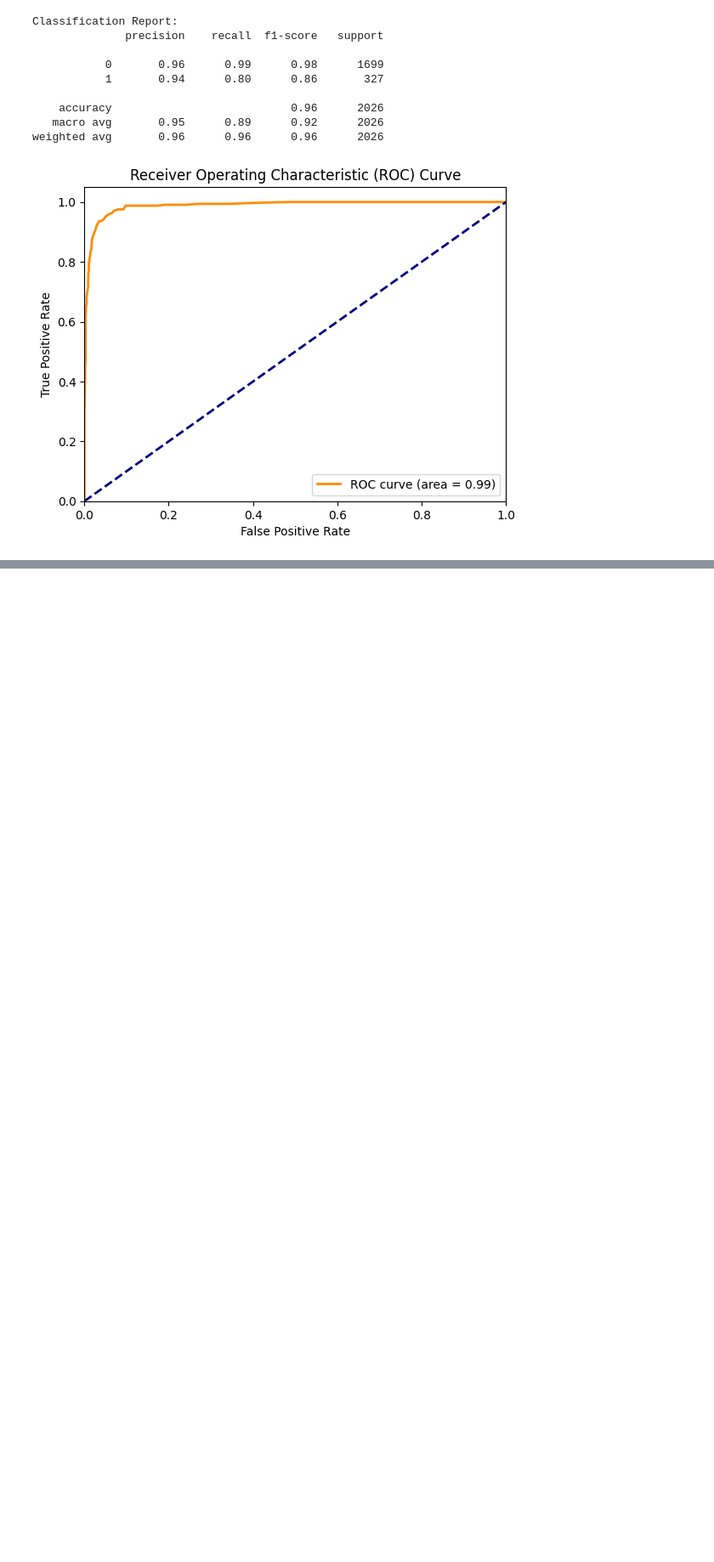
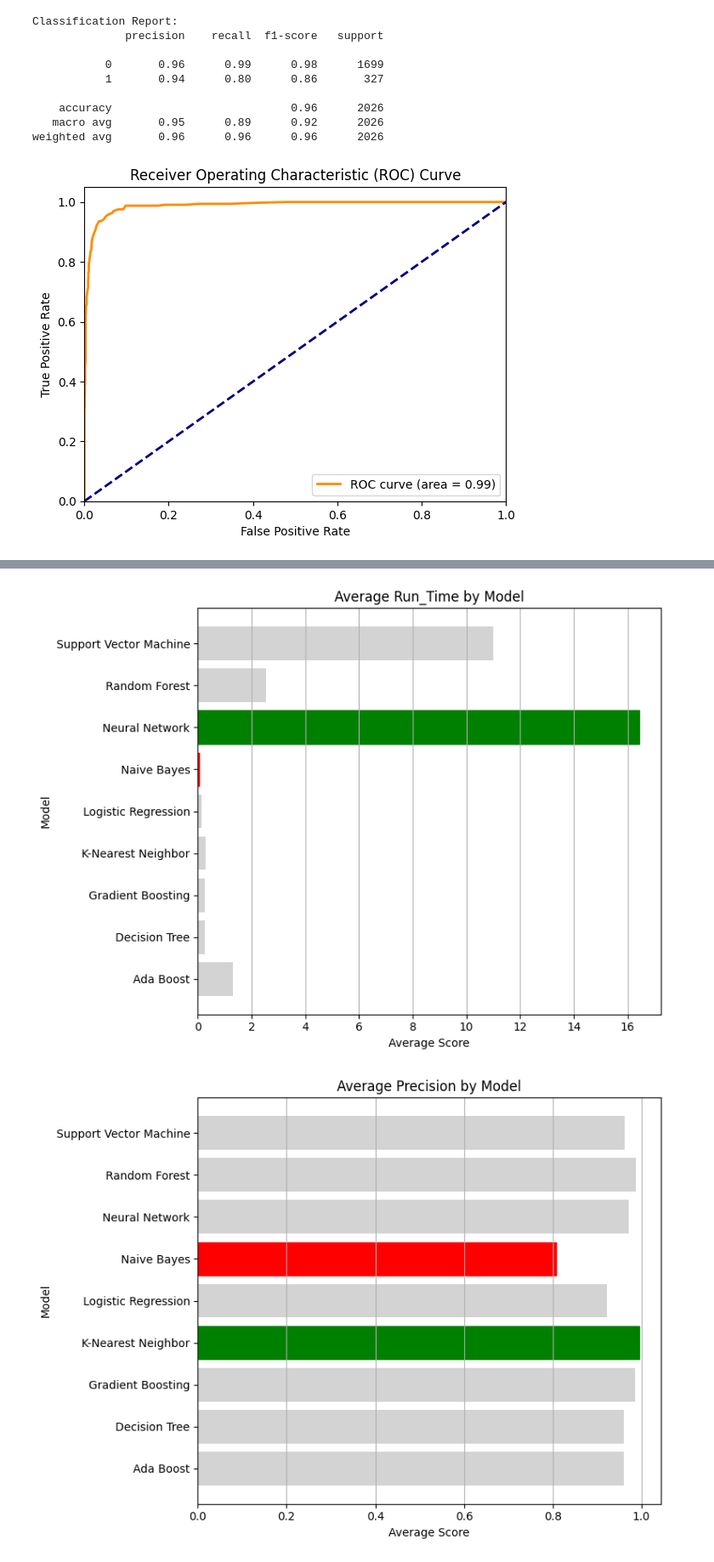
Before and after one commit to bear-revels/customer_churn, a Jupyter notebook: EDA/notebook.ipynb, the cells around one changed output, grey strips where cells are left out. Shown at 85% size. Cells and saved outputs as stored; diff of their text form; code cells hidden in the pictures; blank space fills up the shorter version.

```diff
--- a/EDA/notebook.ipynb
+++ b/EDA/notebook.ipynb
@@ -155,3 +155,10 @@ Classification Report:
    macro avg       0.95      0.89      0.92      2026
 weighted avg       0.96      0.96      0.96      2026
 [figure]
+# %%
+import pandas as pd
+import matplotlib.pyplot as plt
+
+# Read the CSV file containing the performance data
+event_log = pd.read_csv('../files/modeling_event_log.csv')
+event_log.info()
@@ -157,0 +181,39 @@ weighted avg       0.96      0.96      0.96      2026
+# %%
+import pandas as pd
+import matplotlib.pyplot as plt
+from datetime import datetime, timedelta
+
+# Define numeric columns
+numeric_columns = ['Run_Time', 'Precision', 'Recall', 'F1_Score', 'Accuracy', 'ROC_AUC']
+
+# Group by model and calculate the mean of numeric columns
+model_performance = event_log.groupby('Model')[numeric_columns].mean()
+
+# Sort models alphabetically
+model_performance = model_performance.sort_index()
+
+# Defining colors
+colors = ['lightgray', 'green', 'red']  # Light gray for average, green for best, red for worst
+
+# Plotting each column separately
+for column in numeric_columns:
+    plt.figure(figsize=(8, 6))
+    bars = plt.barh(model_performance.index, model_performance[column], color=colors[0])  # Start with light gray
+
+    # Find index of best and worst values
+    best_index = model_performance[column].idxmax()
+    worst_index = model_performance[column].idxmin()
+
+    # Color the bars for best and worst values
+    bars[model_performance.index.get_loc(best_index)].set_color(colors[1])  # Green for best
+    bars[model_performance.index.get_loc(worst_index)].set_color(colors[2])  # Red for worst
+
+    plt.xlabel('Average Score')
+    plt.ylabel('Model')
+    plt.title(f'Average {column} by Model')
+    plt.grid(axis='x')
+    plt.tight_layout()
+    plt.show()
+# %% [output]
+[figure, added]
+[figure, added]
```
Also changed, not shown: parts of 3 cells of this notebook, 16 other files.
